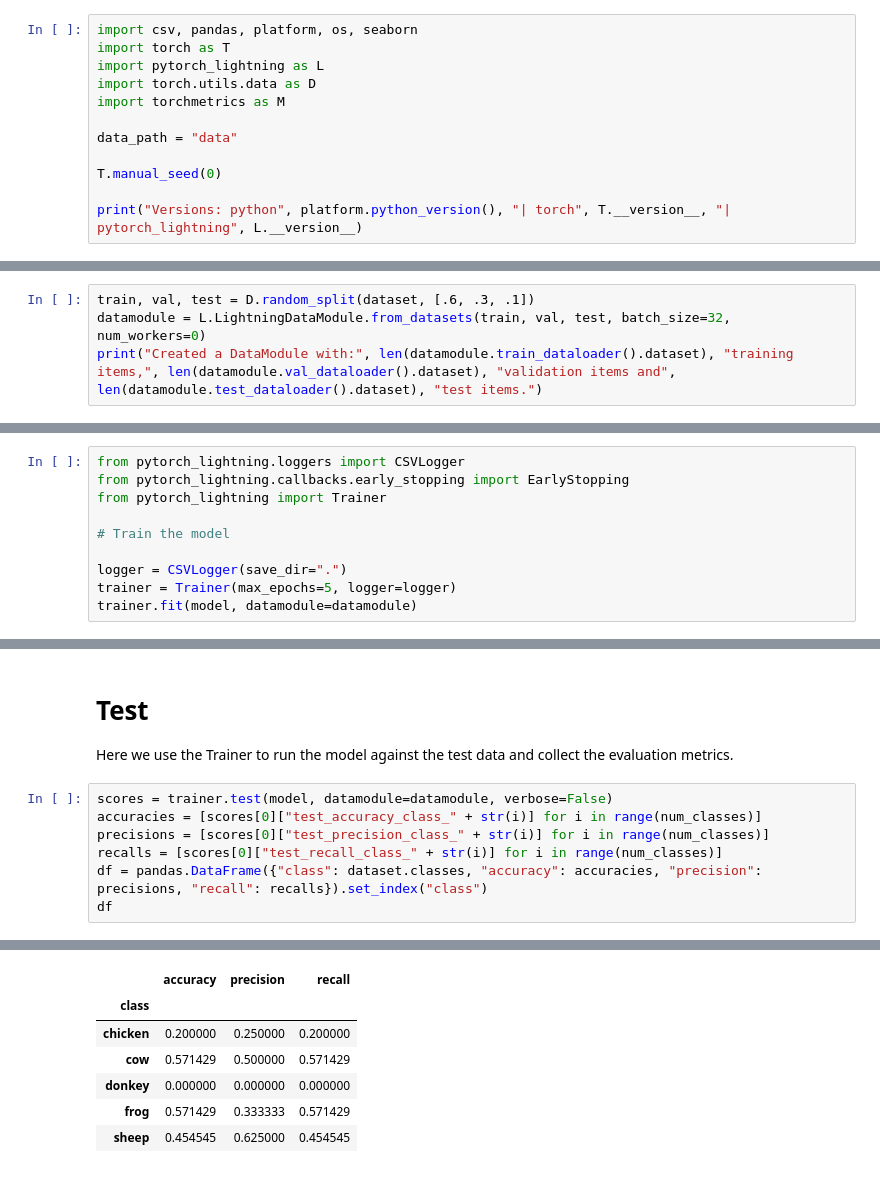
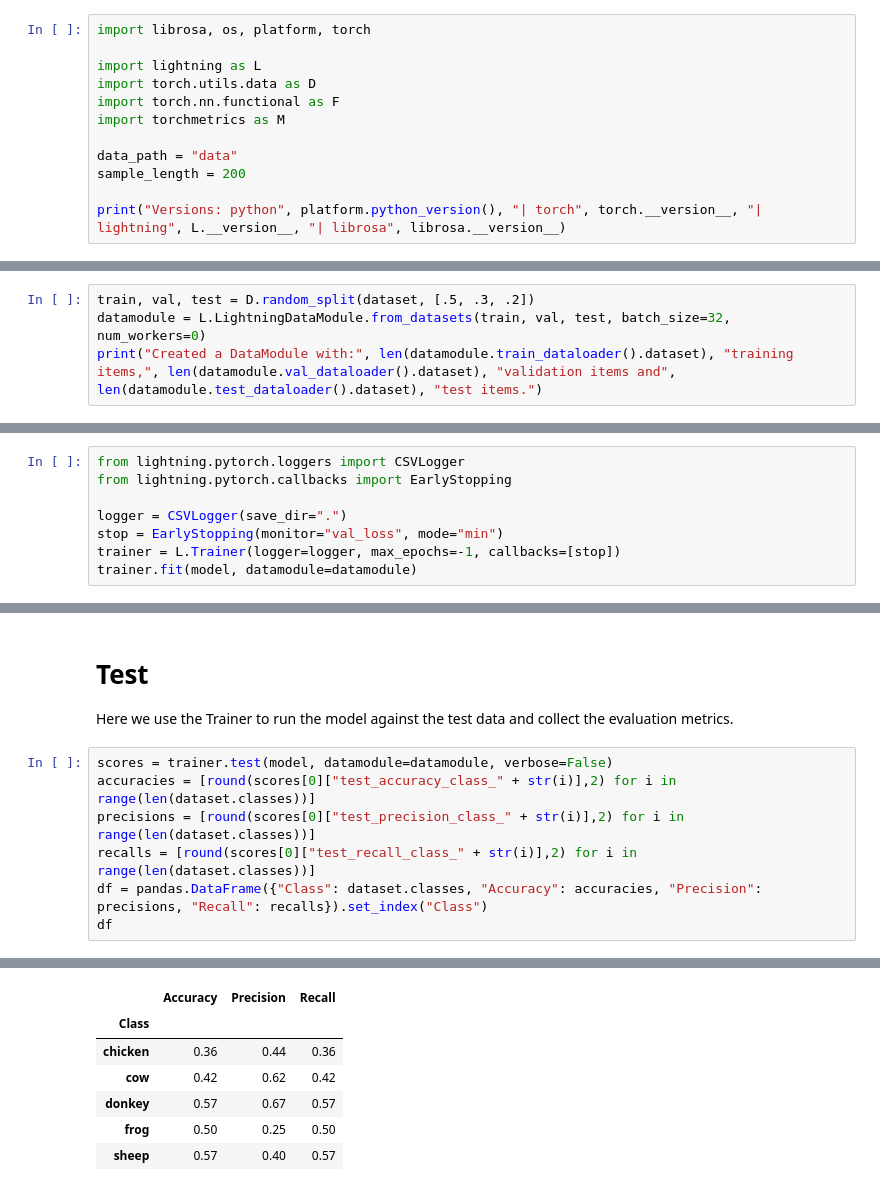
Before and after one commit to bshtmichielsen/classification_audio--animals, a Jupyter notebook: animal-sound-classifier.ipynb, the cells around one changed output, grey strips where cells are left out. Saved outputs shown, nothing was run; the diff lists cells and outputs as text.

Commit message:
using librosa

```diff
--- a/animal-sound-classifier.ipynb
+++ b/animal-sound-classifier.ipynb
@@ -3,15 +3,15 @@
 # %% [markdown]
 <img src="embedded-picture-1"/>
 # %%
-import csv, pandas, platform, os, seaborn
-import torch as T
-import pytorch_lightning as L
+import librosa, os, platform, torch
+
+import lightning as L
 import torch.utils.data as D
+import torch.nn.functional as F
 import torchmetrics as M
 
 data_path = "data"
+sample_length = 200
 
-T.manual_seed(0)
-
-print("Versions: python", platform.python_version(), "| torch", T.__version__, "| pytorch_lightning", L.__version__)
+print("Versions: python", platform.python_version(), "| torch", torch.__version__, "| lightning", L.__version__, "| librosa", librosa.__version__)
 # %% [output]
@@ -58,5 +72,5 @@ dataset = AudioDataset(data_path)
 # %%
-train, val, test = D.random_split(dataset, [.6, .3, .1])
+train, val, test = D.random_split(dataset, [.5, .3, .2])
 datamodule = L.LightningDataModule.from_datasets(train, val, test, batch_size=32, num_workers=0)
 print("Created a DataModule with:", len(datamodule.train_dataloader().dataset), "training items,", len(datamodule.val_dataloader().dataset), "validation items and", len(datamodule.test_dataloader().dataset), "test items.")
 # %% [output]
@@ -126,13 +144,11 @@ model = AudioClassifier(num_features, num_classes)
 
 Now, let's use the PyTorch Lightning Trainer to train the model with our Data Module. Rather than telling it beforehand how many epochs to train, we use an EarlyStopping callback that stops the training process when the model has reached convergence. Information is logged to a CSV logger that can be used after training to provide evaluation metrics.
 # %%
-from pytorch_lightning.loggers import CSVLogger
-from pytorch_lightning.callbacks.early_stopping import EarlyStopping
-from pytorch_lightning import Trainer
-
-# Train the model
+from lightning.pytorch.loggers import CSVLogger
+from lightning.pytorch.callbacks import EarlyStopping
 
 logger = CSVLogger(save_dir=".")
-trainer = Trainer(max_epochs=5, logger=logger)
+stop = EarlyStopping(monitor="val_loss", mode="min")
+trainer = L.Trainer(logger=logger, max_epochs=-1, callbacks=[stop])
 trainer.fit(model, datamodule=datamodule)
 # %% [output]
@@ -170,9 +184,9 @@ plot = loss_metrics.plot()
 Here we use the Trainer to run the model against the test data and collect the evaluation metrics.
 # %%
 scores = trainer.test(model, datamodule=datamodule, verbose=False)
-accuracies = [scores[0]["test_accuracy_class_" + str(i)] for i in range(num_classes)]
-precisions = [scores[0]["test_precision_class_" + str(i)] for i in range(num_classes)]
-recalls = [scores[0]["test_recall_class_" + str(i)] for i in range(num_classes)]
-df = pandas.DataFrame({"class": dataset.classes, "accuracy": accuracies, "precision": precisions, "recall": recalls}).set_index("class")
+accuracies = [round(scores[0]["test_accuracy_class_" + str(i)],2) for i in range(len(dataset.classes))]
+precisions = [round(scores[0]["test_precision_class_" + str(i)],2) for i in range(len(dataset.classes))]
+recalls = [round(scores[0]["test_recall_class_" + str(i)],2) for i in range(len(dataset.classes))]
+df = pandas.DataFrame({"Class": dataset.classes, "Accuracy": accuracies, "Precision": precisions, "Recall": recalls}).set_index("Class")
 df
 # %% [output]
@@ -180,10 +195,10 @@ c:\Users\Bas\AppData\Local\Programs\Python\Python313\Lib\site-packages\pytorch_l
-|  | accuracy | precision | recall |
-| class |  |  |  |
-| chicken | 0.200000 | 0.250000 | 0.200000 |
-| cow | 0.571429 | 0.500000 | 0.571429 |
-| donkey | 0.000000 | 0.000000 | 0.000000 |
-| frog | 0.571429 | 0.333333 | 0.571429 |
-| sheep | 0.454545 | 0.625000 | 0.454545 |
+|  | Accuracy | Precision | Recall |
+| Class |  |  |  |
+| chicken | 0.36 | 0.44 | 0.36 |
+| cow | 0.42 | 0.62 | 0.42 |
+| donkey | 0.57 | 0.67 | 0.57 |
+| frog | 0.50 | 0.25 | 0.50 |
+| sheep | 0.57 | 0.40 | 0.57 |
 # %%
 test_dataloader = datamodule.test_dataloader()
 files = [dataset.files[i] for i in test_dataloader.dataset.indices]
```
Also changed, not shown: parts of 10 cells of this notebook.
